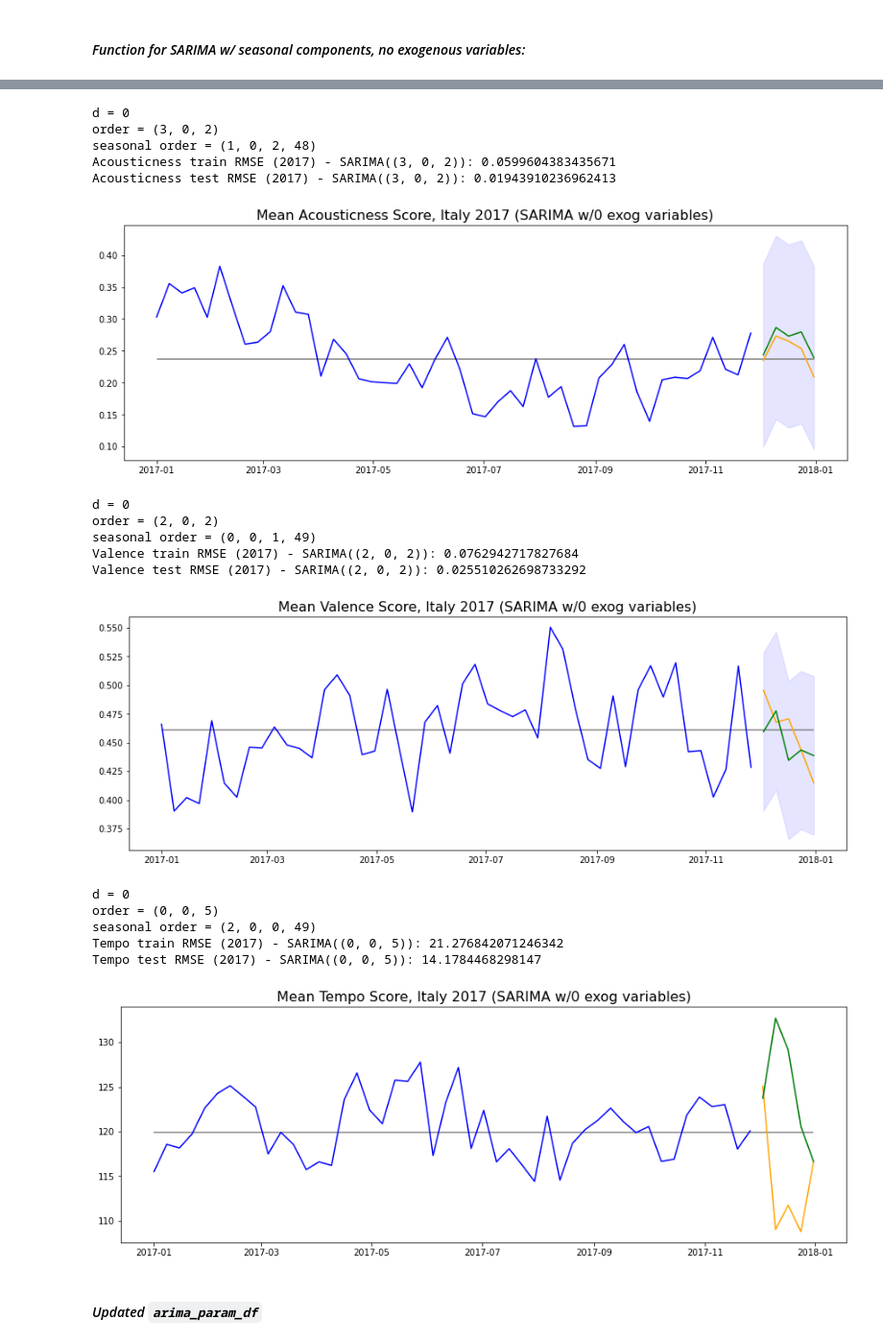
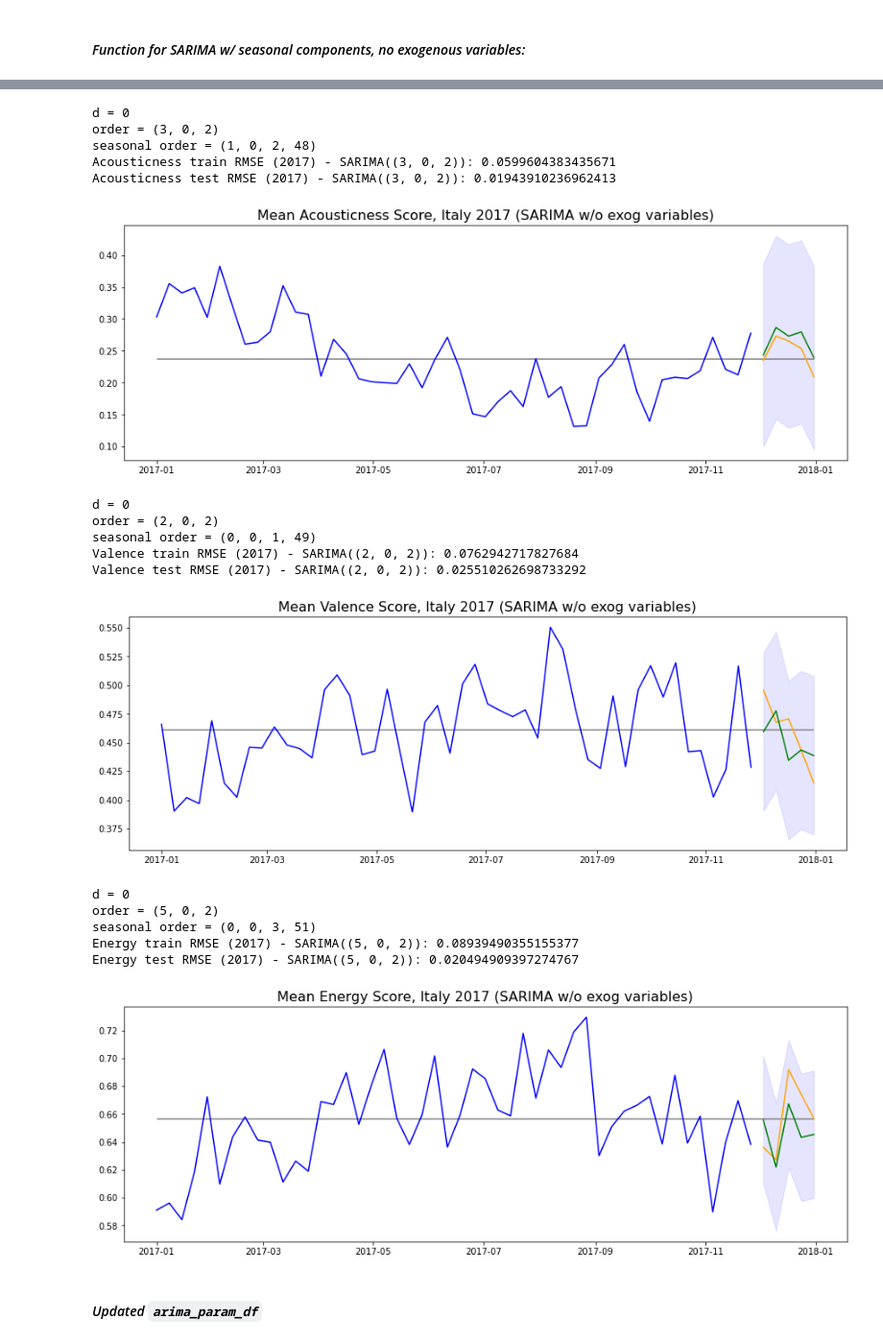
Before and after one commit to EmFib/music_for_the_future, a Jupyter notebook: code/model_benchmarking_2017.ipynb, the cells around one changed output, grey strips where cells are left out. Shown at 96% size. Cells and saved outputs as stored; diff of their text form; code cells hidden in the pictures.

```diff
--- a/code/model_benchmarking_2017.ipynb
+++ b/code/model_benchmarking_2017.ipynb
@@ -666,0 +717,6 @@ The final model for tempo is SARIMAX(2, 0, 2)x(2, 0, 0, 49).
+# %%
+arima_param_df.loc[arima_param_df['audio_feature'] == 'danceability', 'seasonal_order_all_data'] = '2, 0, 3, 48'
+arima_param_df.loc[arima_param_df['audio_feature'] == 'mode', 'seasonal_order_all_data'] = '0, 0, 0, 48'
+arima_param_df.loc[arima_param_df['audio_feature'] == 'acousticness', 'seasonal_order_all_data'] = '0, 1, 0, 48'
+arima_param_df.loc[arima_param_df['audio_feature'] == 'valence', 'seasonal_order_all_data'] = '1, 0, 3, 50'
+arima_param_df.loc[arima_param_df['audio_feature'] == 'energy', 'seasonal_order_all_data'] = '0, 0, 2, 51'
@@ -666,0 +743,4 @@ The final model for tempo is SARIMAX(2, 0, 2)x(2, 0, 0, 49).
+# %%
+# Note: This was ran when tempo was included instead of energy; now I am using energy, and the `alltime_rw_italy` run uses energy
+for feature in five_features:
+    find_sarima_parameters(it_rw_17, feature)
@@ -680,7 +778,7 @@ arima_param_df.loc[arima_param_df['audio_feature'] == 'danceability', 'seasonal_
 arima_param_df.loc[arima_param_df['audio_feature'] == 'mode', 'seasonal_order'] = '1, 0, 1, 52'
 arima_param_df.loc[arima_param_df['audio_feature'] == 'acousticness', 'seasonal_order'] = '1, 0, 2, 48'
 arima_param_df.loc[arima_param_df['audio_feature'] == 'valence', 'seasonal_order'] = '0, 0, 1, 49'
-arima_param_df.loc[arima_param_df['audio_feature'] == 'tempo', 'seasonal_order'] = '2, 0, 0, 49'
+arima_param_df.loc[arima_param_df['audio_feature'] == 'energy', 'seasonal_order'] = '0, 0, 3, 51'
 # %% [markdown]
 #### _Updated `arima_param_df`_
 # %%
@@ -695,7 +793,7 @@ arima_param_df
 # %% [markdown]
 #### _Function for SARIMA w/ seasonal components, no exogenous variables:_
 # %%
-def sarima_predict_plot_seasonal(df, feature, year, output_df, title='title', figsize=(15,5), order=None, d=None, seasonal_order=None, ci=True):
+def sarima_predict_plot_seasonal(df, feature, year, title='title', figsize=(15,5), order=None, d=None, seasonal_order=None, ci=True):
 
     # create train and test sets
     n_rows = round(len(df)*0.9)
@@ -764,38 +862,38 @@ def sarima_predict_plot_seasonal(df, feature, year, output_df, title='title', fi
     plt.show() ;
 # %%
 for feature in five_features:
-    sarima_predict_plot_seasonal(it_rw_17, feature, 2017, title=f'Mean {feature.capitalize()} Score, Italy 2017 (SARIMA w/0 exog variables)')
+    sarima_predict_plot_seasonal(it_rw_17, feature, 2017, title=f'Mean {feature.capitalize()} Score, Italy 2017 (SARIMA w/o exog variables)')
 # %% [output]
 d = 1
 order = (2, 1, 1)
 seasonal order = (3, 0, 0, 48)
 Danceability train RMSE (2017) - SARIMA((2, 1, 1)): 0.02604860270283264
 Danceability test RMSE (2017) - SARIMA((2, 1, 1)): 0.02129312854030801
 [figure]
 d = 1
 order = (4, 1, 3)
 seasonal order = (1, 0, 1, 52)
 Mode train RMSE (2017) - SARIMA((4, 1, 3)): 0.06662545896440102
 Mode test RMSE (2017) - SARIMA((4, 1, 3)): 0.10908603704861933
 [figure]
 d = 0
 order = (3, 0, 2)
 seasonal order = (1, 0, 2, 48)
 Acousticness train RMSE (2017) - SARIMA((3, 0, 2)): 0.0599604383435671
 Acousticness test RMSE (2017) - SARIMA((3, 0, 2)): 0.01943910236962413
 [figure]
 d = 0
 order = (2, 0, 2)
 seasonal order = (0, 0, 1, 49)
 Valence train RMSE (2017) - SARIMA((2, 0, 2)): 0.0762942717827684
 Valence test RMSE (2017) - SARIMA((2, 0, 2)): 0.025510262698733292
 [figure]
 d = 0
-order = (0, 0, 5)
-seasonal order = (2, 0, 0, 49)
-Tempo train RMSE (2017) - SARIMA((0, 0, 5)): 21.276842071246342
-Tempo test RMSE (2017) - SARIMA((0, 0, 5)): 14.1784468298147
+order = (5, 0, 2)
+seasonal order = (0, 0, 3, 51)
+Energy train RMSE (2017) - SARIMA((5, 0, 2)): 0.08939490355155377
+Energy test RMSE (2017) - SARIMA((5, 0, 2)): 0.020494909397274767
-[figure, old version]
+[figure, new version]
 # %% [markdown]
 #### _Updated `arima_param_df`_
 # %%
```
Also changed, not shown: parts of 32 cells of this notebook, 20 other files.
